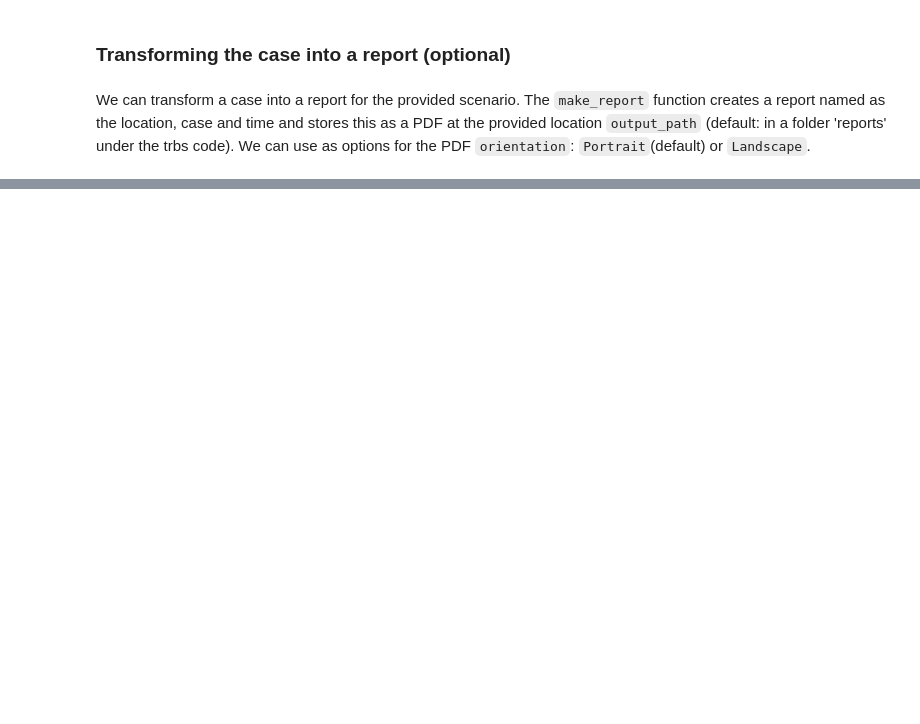
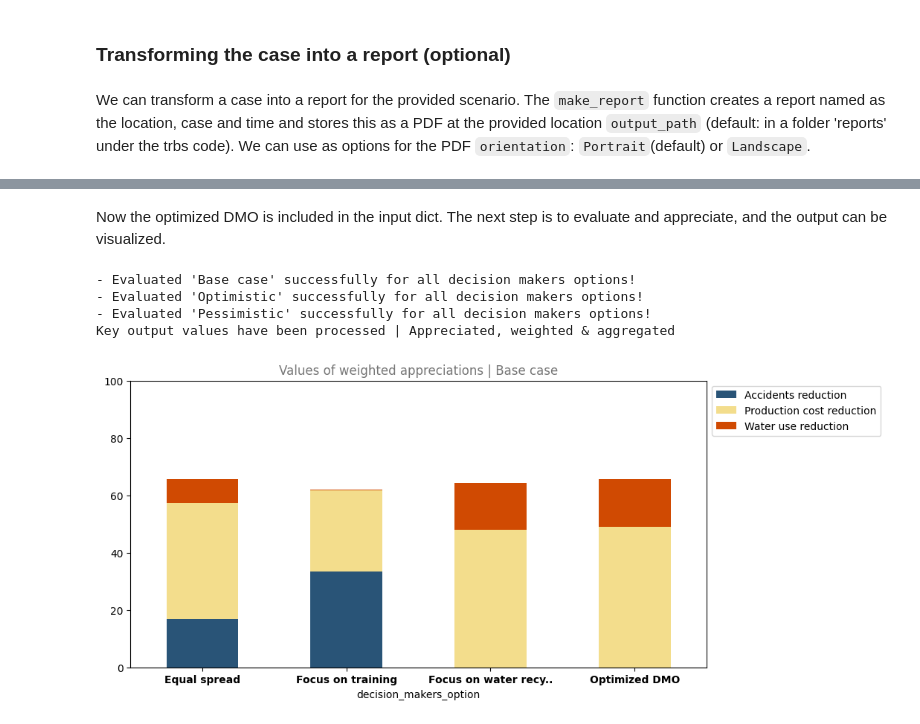
Before and after one commit to responsible-business-decision-making/trbs, a Jupyter notebook: vlinder_demo.ipynb, the cells around one changed output, grey strips where cells are left out. Saved outputs shown, nothing was run; the diff lists cells and outputs as text; code cells hidden in the pictures; blank space fills up the shorter version.

```diff
--- a/vlinder_demo.ipynb
+++ b/vlinder_demo.ipynb
@@ -141,0 +237,9 @@ case.make_report('Base case')
+# %%
+# Import all classes and functions from package vlinder.
+from vlinder import *
+
+case_optimizer = TheResponsibleBusinessSimulator('Beerwiser')
+case_optimizer.build()
+case_optimizer.evaluate()
+case_optimizer.appreciate()
+case_optimizer.optimize('Base case')
@@ -141,0 +262,12 @@ case.make_report('Base case')
+# %% [markdown]
+Now the optimized DMO is included in the input dict. The next step is to evaluate and appreciate, and the output can be visualized.
+# %%
+case_optimizer.evaluate()
+case_optimizer.appreciate()
+case_optimizer.visualize('barchart', 'weighted_appreciations', scenario="Base case", stacked=True)
+# %% [output]
+- Evaluated 'Base case' successfully for all decision makers options!
+- Evaluated 'Optimistic' successfully for all decision makers options!
+- Evaluated 'Pessimistic' successfully for all decision makers options!
+Key output values have been processed | Appreciated, weighted & aggregated
+[figure, added]
```
Also changed, not shown: parts of 15 cells of this notebook, 6 other files.
